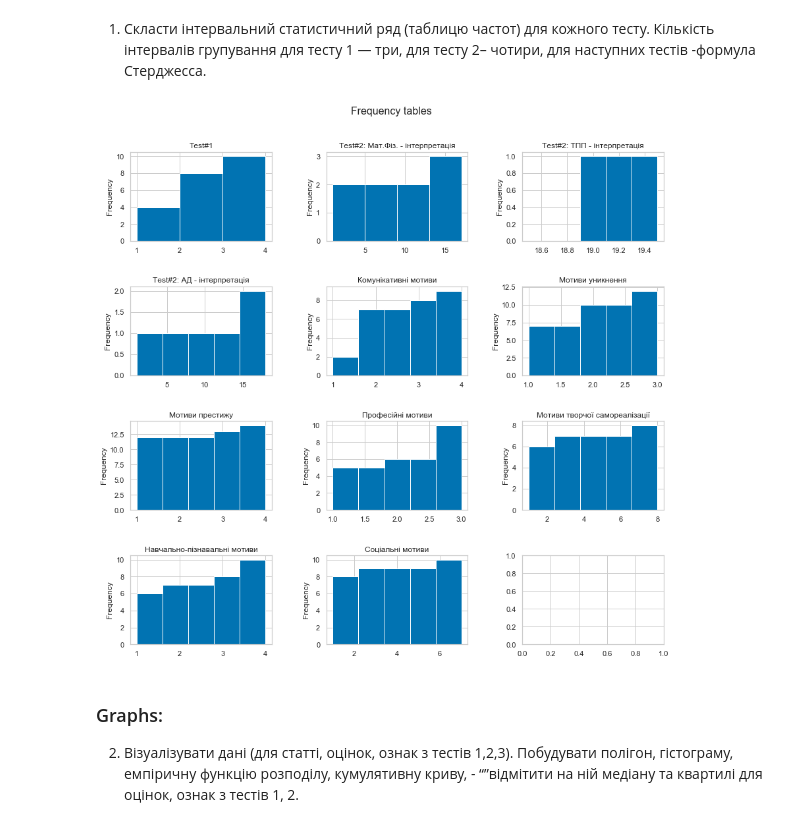
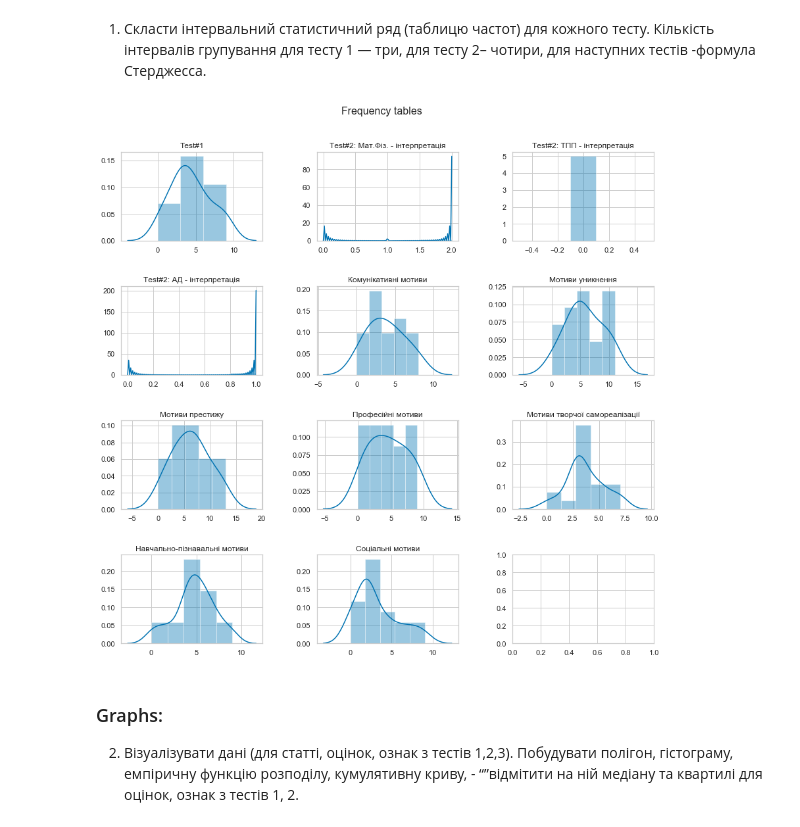
Before and after one commit to EddieKro/Data-Analysis, a Jupyter notebook: projects/poll/PM4_EDA.ipynb, the cells around one changed output. Cells and saved outputs as stored; diff of their text form; code cells hidden in the pictures.

```diff
--- a/projects/poll/PM4_EDA.ipynb
+++ b/projects/poll/PM4_EDA.ipynb
@@ -123,29 +124,30 @@ data.head(3)
 1. Скласти інтервальний статистичний ряд (таблицю частот) для кожного тесту. Кількість інтервалів групування для тесту 1 — три, для тесту 2– чотири, для наступних тестів -формула Стерджесса.
 # %%
 def plot_cumulative_hist(ax,col,bins):
-    data[col].value_counts().plot(ax=ax,kind='hist',cumulative=True,bins=bins,title=col)
+    #data[col].value_counts().plot(ax=ax,kind='hist',cumulative=True,bins=bins,title=col)
+    sns.distplot(le.fit_transform(data[col]),ax=ax,bins=bins).set_title(col)
 
 def sturges(n):
     return 1 + np.log2(n)
 
 tests = ['Test#1','Test#2: Мат.Фіз. - інтерпретація','Test#2: ТПП - інтерпретація','Test#2: АД - інтерпретація','Комунікативні мотиви','Мотиви уникнення','Мотиви престижу','Професійні мотиви','Мотиви творчої самореалізації','Навчально-пізнавальні мотиви','Соціальні мотиви']
 fig, axs = plt.subplots(4,3,figsize=(12,12))
 fig.tight_layout(h_pad=5, w_pad=5)
 fig.suptitle('Frequency tables',fontsize=16)
 
 for i in range(len(tests)):
     i1,i2 = i//3,i%3
     if i==0:
         bins=3
     elif i==1:
         bins=4
     else:
         bins = int(sturges(data.shape[0]))
 
     plot_cumulative_hist(axs[i1,i2],tests[i],bins)
 fig.subplots_adjust(top=0.9)
 # %% [output]
-[figure, old version]
+[figure, new version]
 # %% [markdown]
 ### Graphs:
 2. Візуалізувати дані (для статті, оцінок, ознак з тестів 1,2,3). Побудувати полігон, гістограму, емпіричну функцію розподілу, кумулятивну криву,  - “”відмітити на ній медіану та квартилі для оцінок, ознак з тестів 1, 2.
```
Also changed, not shown: parts of 4 cells of this notebook, 1 other file.
